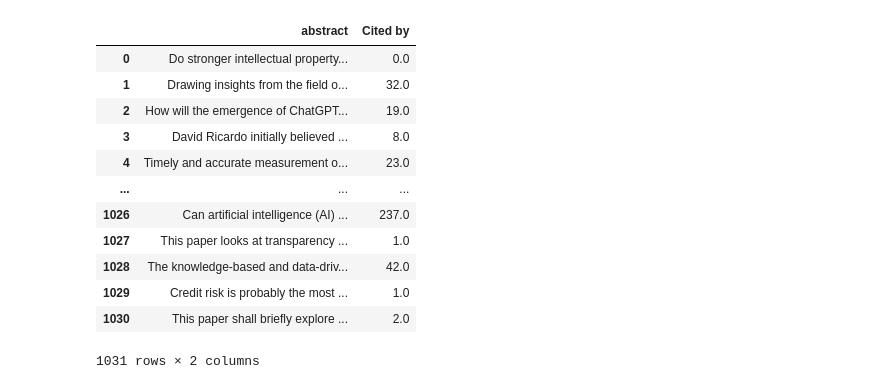
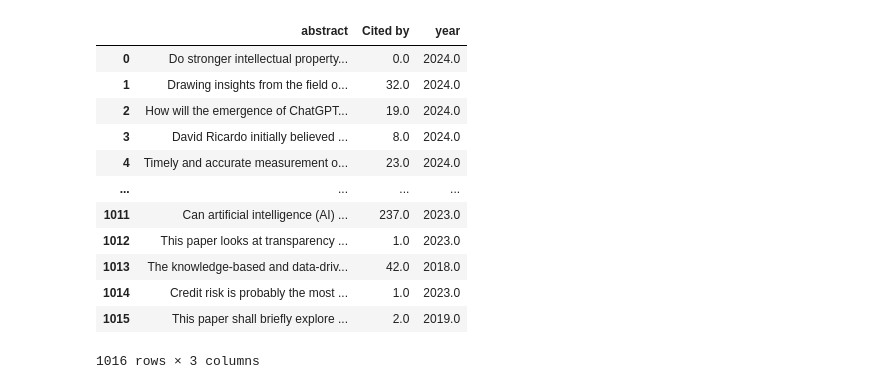
Before and after one commit to jlpoquiz/ailandscapeproject, a Jupyter notebook: Code/8_topic_modeling_wps.ipynb, the cells around one changed output. Cells and saved outputs as stored; diff of their text form; code cells hidden in the pictures.

```diff
--- a/Code/8_topic_modeling_wps.ipynb
+++ b/Code/8_topic_modeling_wps.ipynb
@@ -455,0 +139,7 @@ papers_topics
+# %%
+# Define docs
+
+documents = data['abstract']
+documents = documents.reset_index(drop=True)
+documents = documents.tolist()
+documents = [str(doc) for doc in documents if isinstance(doc, str)]
@@ -455,0 +321,5 @@ papers_topics
+# %%
+# choose topic size and run, this is the best model
+topics, probs, topic_model = create_topic_model(documents, 15, embeddings)
+topic_df = topic_model.get_topic_info()
+topic_df
@@ -455,0 +414,21 @@ papers_topics
+# %%
+#  Choose threshold
+
+for threshold in [0.55, 0.6, 0.65, 0.67, 0.68, 0.69, 0.7]:
+    print("Threshold: ", threshold)
+    #  Reduce outliers
+    new_topics = topic_model.reduce_outliers(documents, topics, embeddings = embeddings, strategy="embeddings", threshold=threshold)
+
+    # update
+    topic_model.update_topics(documents, topics=new_topics)
+
+    # calc coherence
+    coherence = calculate_coherence_score(topic_model, documents)
+    print("Coherence score: ", coherence)
+
+    # Count the number of documents per topic
+    topic_counts = pd.Series(new_topics).value_counts().sort_index()
+
+    # Display the counts
+    print("Number of documents per topic:")
+    print(topic_counts)
@@ -455,0 +541,8 @@ papers_topics
+# %%
+# choose topic size and run, this is the best model
+topics, probs, topic_model = create_topic_model(documents, 15, embeddings)
+new_topics = topic_model.reduce_outliers(documents, topics, embeddings = embeddings, strategy="embeddings", threshold=0.65)
+topic_model.update_topics(documents, topics=new_topics, vectorizer_model=CountVectorizer(stop_words="english"))
+topic_df = topic_model.get_topic_info()
+topic_df.to_csv('topics_wp.csv')
+topic_df
@@ -967,20 +1255,18 @@ def visualize_topics_over_time(
 # %%
 docs_df = pd.DataFrame({'abstract': documents})
-docs_cits = docs_df.merge(papers_topics[['abstract', 'Cited by']], on = 'abstract', how = 'left')[['abstract', 'Cited by']]
-docs_cits = docs_cits.dropna(subset = 'Cited by')
-docs_cits = docs_cits.drop_duplicates(subset = ['abstract'])
+docs_cits = docs_df.merge(data[['abstract', 'Cited by', 'year']], on = 'abstract', how = 'left')[['abstract', 'Cited by', 'year']]
 docs_cits
 # %% [output]
-|  | abstract | Cited by |
-| 0 | Do stronger intellectual property... | 0.0 |
-| 1 | Drawing insights from the field o... | 32.0 |
-| 2 | How will the emergence of ChatGPT... | 19.0 |
-| 3 | David Ricardo initially believed ... | 8.0 |
-| 4 | Timely and accurate measurement o... | 23.0 |
-| ... | ... | ... |
-| 1026 | Can artificial intelligence (AI) ... | 237.0 |
-| 1027 | This paper looks at transparency ... | 1.0 |
-| 1028 | The knowledge-based and data-driv... | 42.0 |
-| 1029 | Credit risk is probably the most ... | 1.0 |
-| 1030 | This paper shall briefly explore ... | 2.0 |
+|  | abstract | Cited by | year |
+| 0 | Do stronger intellectual property... | 0.0 | 2024.0 |
+| 1 | Drawing insights from the field o... | 32.0 | 2024.0 |
+| 2 | How will the emergence of ChatGPT... | 19.0 | 2024.0 |
+| 3 | David Ricardo initially believed ... | 8.0 | 2024.0 |
+| 4 | Timely and accurate measurement o... | 23.0 | 2024.0 |
+| ... | ... | ... | ... |
+| 1011 | Can artificial intelligence (AI) ... | 237.0 | 2023.0 |
+| 1012 | This paper looks at transparency ... | 1.0 | 2023.0 |
+| 1013 | The knowledge-based and data-driv... | 42.0 | 2018.0 |
+| 1014 | Credit risk is probably the most ... | 1.0 | 2023.0 |
+| 1015 | This paper shall briefly explore ... | 2.0 | 2019.0 |
-1031 rows × 2 columns
+1016 rows × 3 columns
```
Also changed, not shown: parts of 89 cells of this notebook.
